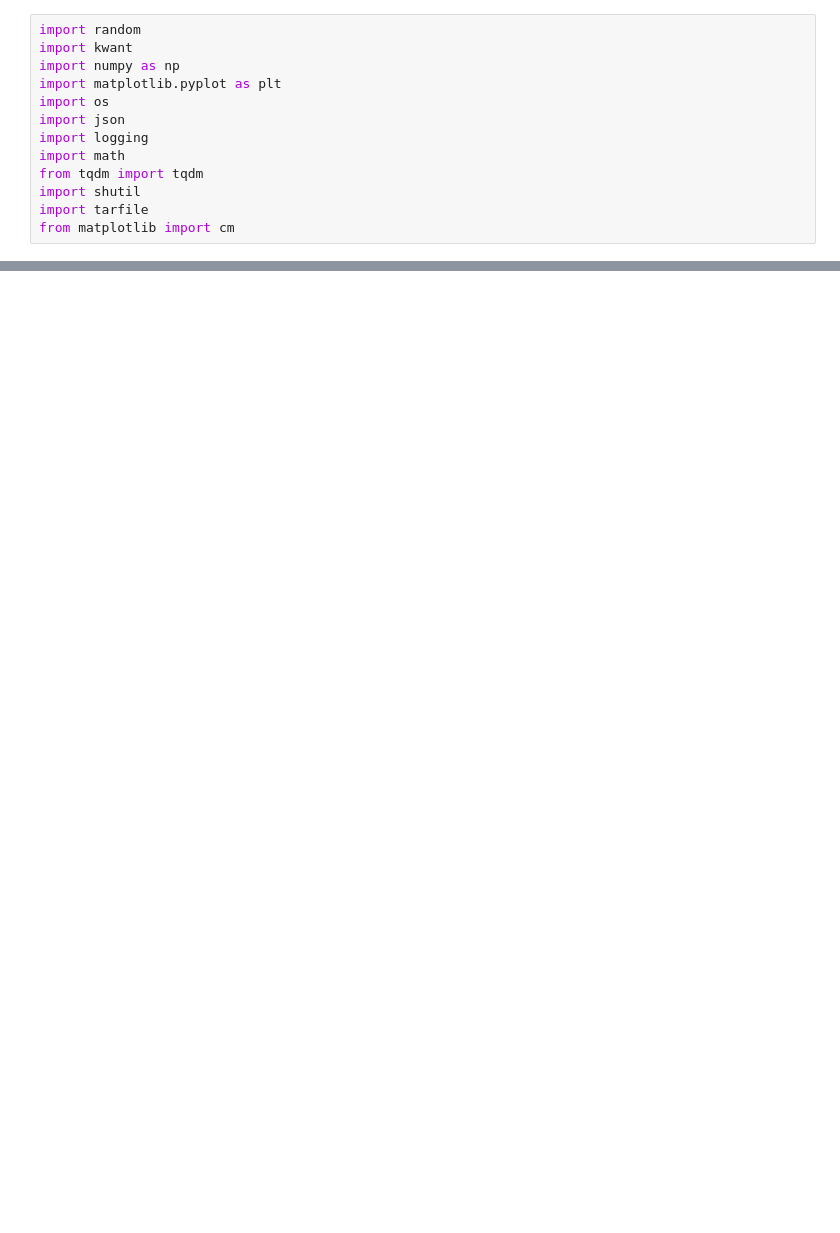
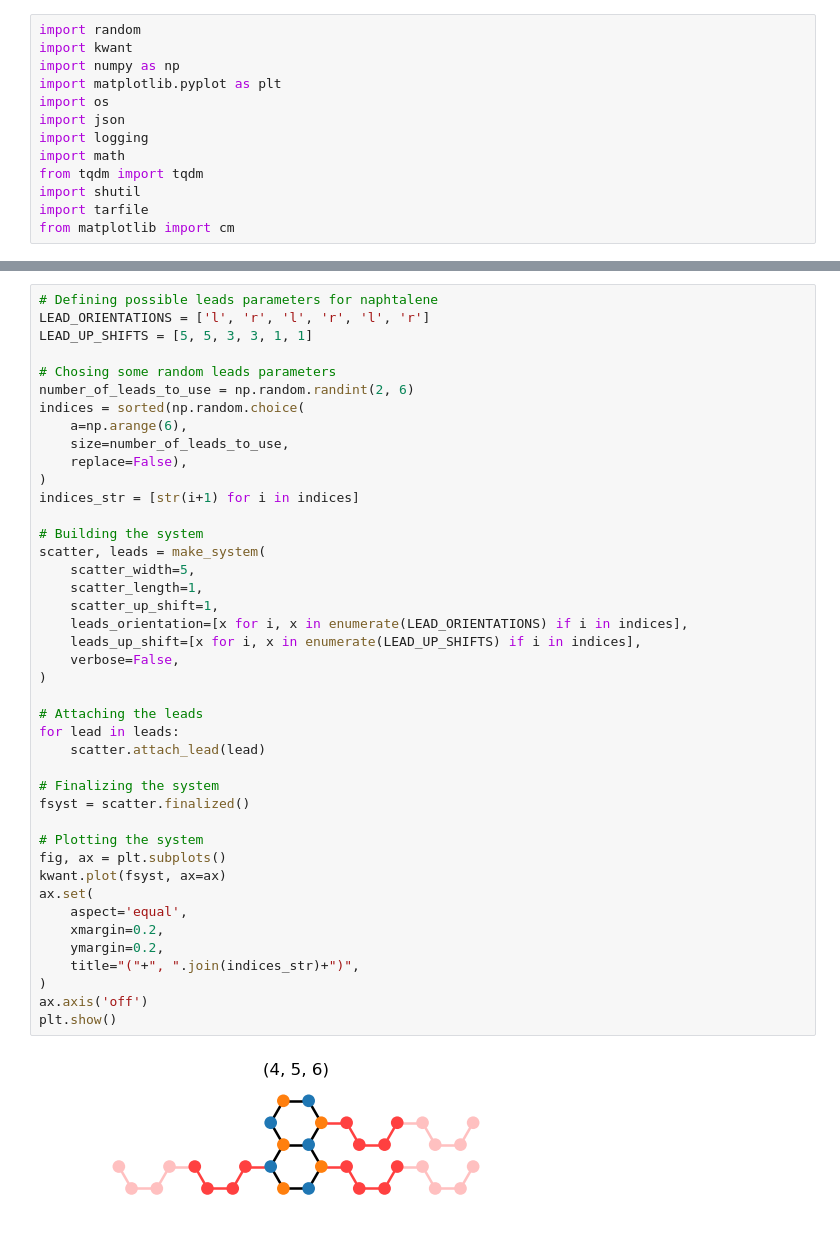
Before and after one commit to SoleilVermeil/grawiti, a Jupyter notebook: n_electrodes.ipynb, the cells around one changed output, grey strips where cells are left out. Saved outputs shown, nothing was run; the diff lists cells and outputs as text; blank space fills up the shorter version.

```diff
--- a/n_electrodes.ipynb
+++ b/n_electrodes.ipynb
@@ -164 +158,45 @@ kwant.plot(syst)
+# %%
+# Defining possible leads parameters for naphtalene
+LEAD_ORIENTATIONS = ['l', 'r', 'l', 'r', 'l', 'r']
+LEAD_UP_SHIFTS = [5, 5, 3, 3, 1, 1]
+
+# Chosing some random leads parameters
+number_of_leads_to_use = np.random.randint(2, 6)
+indices = sorted(np.random.choice(
+    a=np.arange(6),
+    size=number_of_leads_to_use,
+    replace=False),
+)
+indices_str = [str(i+1) for i in indices]
+
+# Building the system
+scatter, leads = make_system(
+    scatter_width=5,
+    scatter_length=1,
+    scatter_up_shift=1,
+    leads_orientation=[x for i, x in enumerate(LEAD_ORIENTATIONS) if i in indices],
+    leads_up_shift=[x for i, x in enumerate(LEAD_UP_SHIFTS) if i in indices],
+    verbose=False,
+)
+
+# Attaching the leads
+for lead in leads:
+    scatter.attach_lead(lead)
+
+# Finalizing the system
+fsyst = scatter.finalized()
+
+# Plotting the system
+fig, ax = plt.subplots()
+kwant.plot(fsyst, ax=ax)
+ax.set(
+    aspect='equal',
+    xmargin=0.2,
+    ymargin=0.2,
+    title="("+", ".join(indices_str)+")",
+)
+ax.axis('off')
+plt.show()
+# %% [output]
+[figure, added]
 # %%
```
Also changed, not shown: parts of 11 cells of this notebook, 3 other files.
